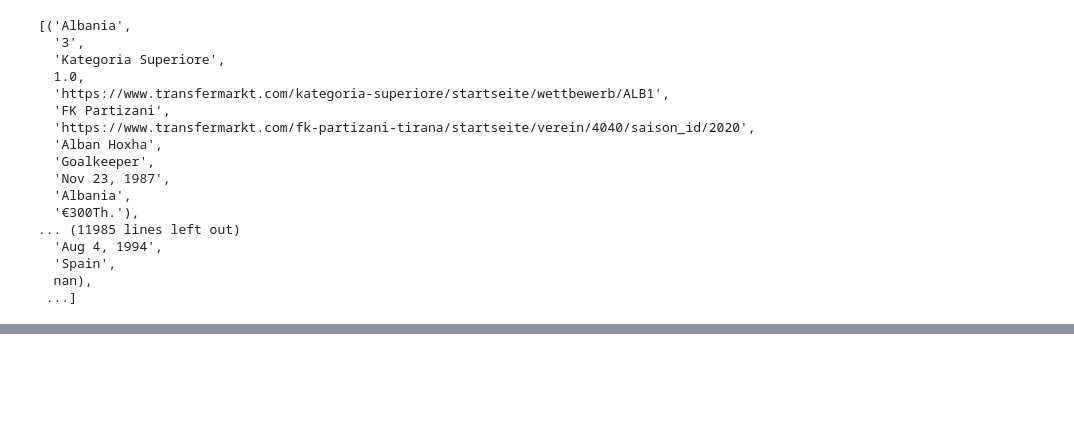
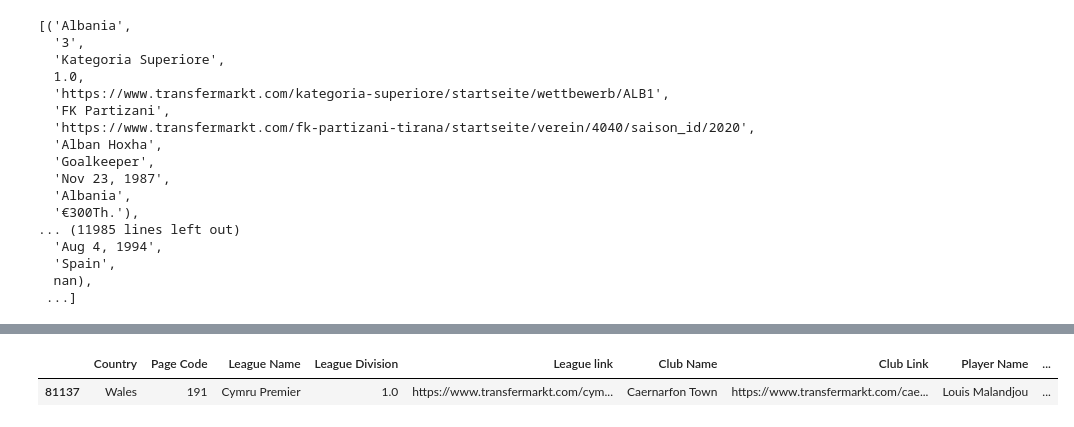
Before and after one commit to GregoryTagny/AthletesBday, a Jupyter notebook: Young Players Therory.ipynb, the cells around one changed output, grey strips where cells are left out. Cells and saved outputs as stored; diff of their text form; code cells hidden in the pictures; blank space fills up the shorter version.

```diff
--- a/Young Players Therory.ipynb
+++ b/Young Players Therory.ipynb
@@ -343,0 +377,7 @@ all_players_df.tail(10)
+# %%
+all_players_df['Valuation'] = all_players_df['Player Value'].str.replace('€','')
+all_players_df['Valuation'] = all_players_df['Valuation'].str.replace('Th.','000')
+all_players_df['Valuation'] = all_players_df['Valuation'].str.replace('-','0')
+all_players_df['Valuation'] = all_players_df['Valuation'].str.replace('m','000000')
+all_players_df['Valuation'] = pd.to_numeric(all_players_df['Valuation'], downcast='float')
+all_players_df['Valuation']
@@ -343,0 +397,6 @@ all_players_df.tail(10)
+# %%
+all_players_df.to_csv('All Players - Clean2.csv')
+all_players_df.tail(1)
+# %% [output]
+|  | Country | Page Code | League Name | League Division | League link | Club Name | Club Link | Player Name | ... |
+| 81137 | Wales | 191 | Cymru Premier | 1.0 | https://www.transfermarkt.com/cym... | Caernarfon Town | https://www.transfermarkt.com/cae... | Louis Malandjou | ... |
```
Also changed, not shown: parts of 7 cells of this notebook, 2 other files.
